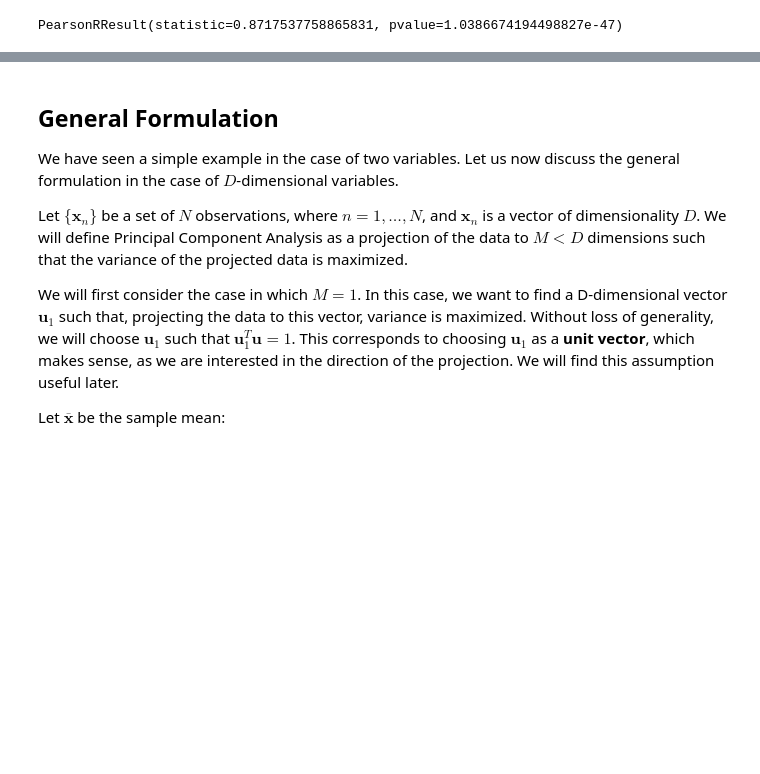
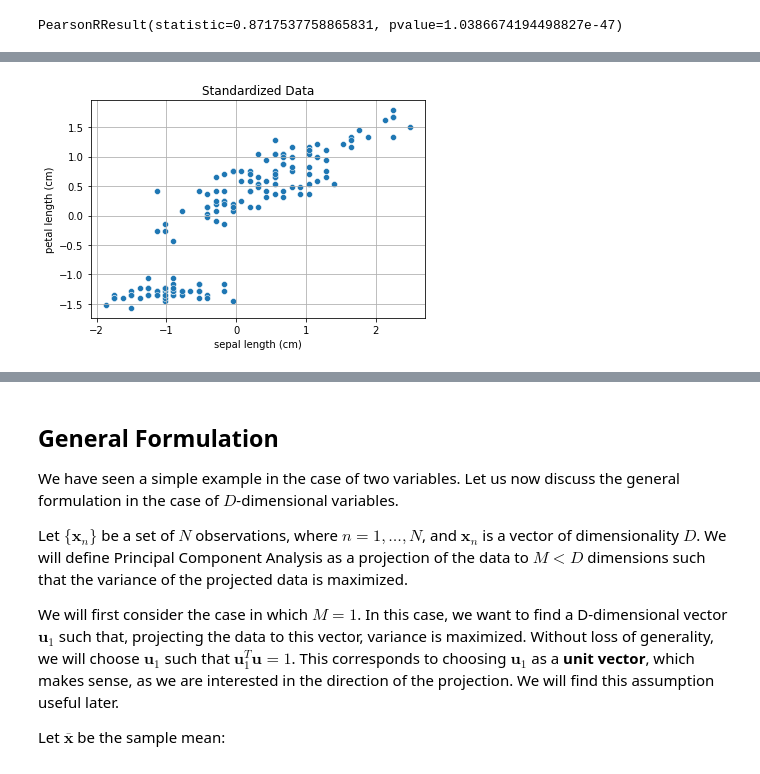
Before and after one commit to antoninofurnari/fadlecturenotes2425, a Jupyter notebook: lecturenotes/lectures/17_principal_component_analysis.ipynb, the cells around one changed output, grey strips where cells are left out. Drawn from its saved outputs; the diff is of its cells as text; code cells hidden in the pictures; blank space fills up the shorter version.

```diff
--- a/lecturenotes/lectures/17_principal_component_analysis.ipynb
+++ b/lecturenotes/lectures/17_principal_component_analysis.ipynb
@@ -365,0 +47,24 @@ We can see $w_1$ and $w_2$ as two weights denoting the relative importance of th
+# %%
+from sklearn.datasets import load_iris
+from sklearn.preprocessing import StandardScaler
+from matplotlib import pyplot as plt
+import seaborn as sns
+import pandas as pd
+
+# Load the dataset
+data = load_iris(as_frame=True)['data']
+
+# Standardize the data
+scaler = StandardScaler()
+standardized_data = scaler.fit_transform(data)
+
+# Convert the standardized data back to a DataFrame
+standardized_data = pd.DataFrame(standardized_data, columns=data.columns)
+
+# Plot the standardized data
+sns.scatterplot(x='sepal length (cm)', y='petal length (cm)', data=standardized_data)
+plt.grid()
+plt.title('Standardized Data')
+plt.show()
+# %% [output]
+[figure, added]
```
Also changed, not shown: parts of 24 cells of this notebook.
